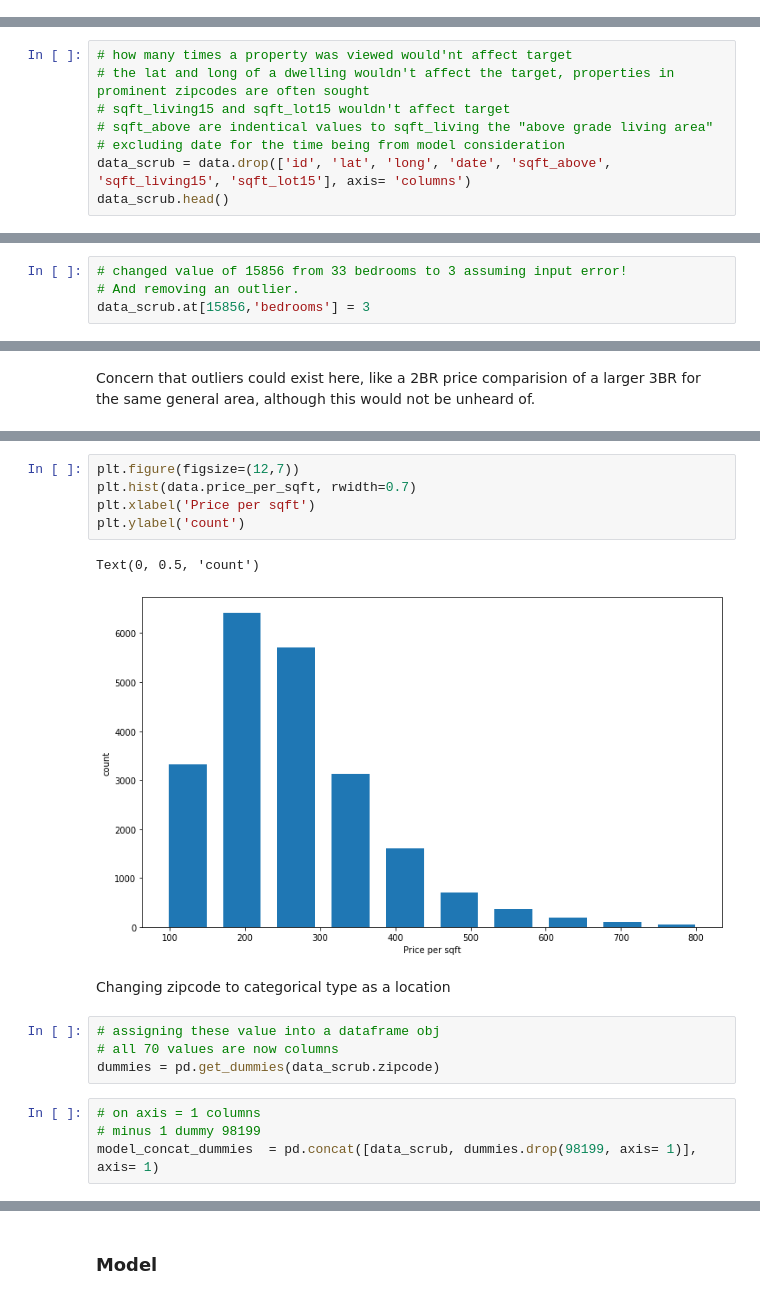
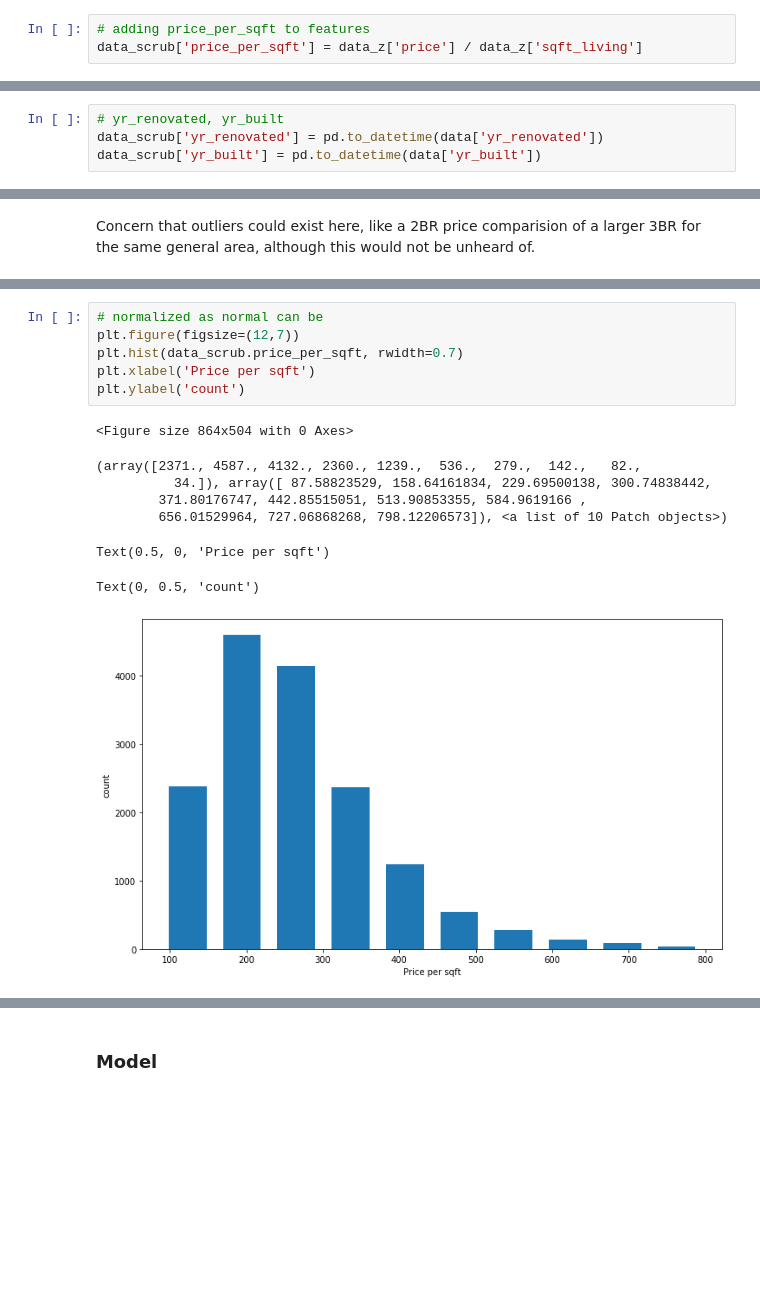
Before and after one commit to Kelvincwaters/dsc-mod-2-project-v2-1-onl01-dtsc-ft-012120, a Jupyter notebook: student.ipynb, the cells around one changed output, grey strips where cells are left out. Cells and saved outputs as stored; diff of their text form; blank space fills up the shorter version.

```diff
--- a/student.ipynb
+++ b/student.ipynb
@@ -137,0 +386,3 @@ Name: sqft_lot15, dtype: int64
+# %%
+# adding price_per_sqft to features
+data_scrub['price_per_sqft'] = data_z['price'] / data_z['sqft_living']
@@ -152,2 +429,6 @@ data.describe()
+# %%
+# yr_renovated, yr_built
+data_scrub['yr_renovated'] = pd.to_datetime(data['yr_renovated'])
+data_scrub['yr_built'] = pd.to_datetime(data['yr_built'])
 # %% [markdown]
 Checking correlation of the data set
@@ -349,8 +511,0 @@ Dropping columns that I'm assuming has little to no affect on target variable pr
-# %%
-# how many times a property was viewed would'nt affect target
-# the lat and long of a dwelling wouldn't affect the target, properties in prominent zipcodes are often sought
-# sqft_living15 and sqft_lot15 wouldn't affect target
-# sqft_above are indentical values to sqft_living the "above grade living area"
-# excluding date for the time being from model consideration
-data_scrub = data.drop(['id', 'lat', 'long', 'date', 'sqft_above', 'sqft_living15', 'sqft_lot15'], axis= 'columns')
-data_scrub.head()
@@ -400,4 +539,0 @@ data_scrub[data_scrub.bedrooms > 9]
-# %%
-# changed value of 15856 from 33 bedrooms to 3 assuming input error!
-# And removing an outlier.
-data_scrub.at[15856,'bedrooms'] = 3
@@ -462,18 +600,15 @@ Name: zipcode, Length: 70, dtype: int64
 # %%
+# normalized as normal can be
 plt.figure(figsize=(12,7))
-plt.hist(data.price_per_sqft, rwidth=0.7)
+plt.hist(data_scrub.price_per_sqft, rwidth=0.7)
 plt.xlabel('Price per sqft')
 plt.ylabel('count')
 # %% [output]
-Text(0, 0.5, 'count')
+<Figure size 864x504 with 0 Axes>
+(array([2371., 4587., 4132., 2360., 1239.,  536.,  279.,  142.,   82.,
+          34.]), array([ 87.58823529, 158.64161834, 229.69500138, 300.74838442,
+        371.80176747, 442.85515051, 513.90853355, 584.9619166 ,
+        656.01529964, 727.06868268, 798.12206573]), <a list of 10 Patch objects>)
+Text(0.5, 0, 'Price per sqft')
+Text(0, 0.5, 'count')
-[figure, old version]
+[figure, new version]
-# %% [markdown]
-Changing zipcode to categorical type as a location
-# %%
-# assigning these value into a dataframe obj
-# all 70 values are now columns
-dummies = pd.get_dummies(data_scrub.zipcode)
-# %%
-# on axis = 1 columns
-# minus 1 dummy 98199
-model_concat_dummies  = pd.concat([data_scrub, dummies.drop(98199, axis= 1)], axis= 1)
```
Also changed, not shown: parts of 119 cells of this notebook, 9 other files.
